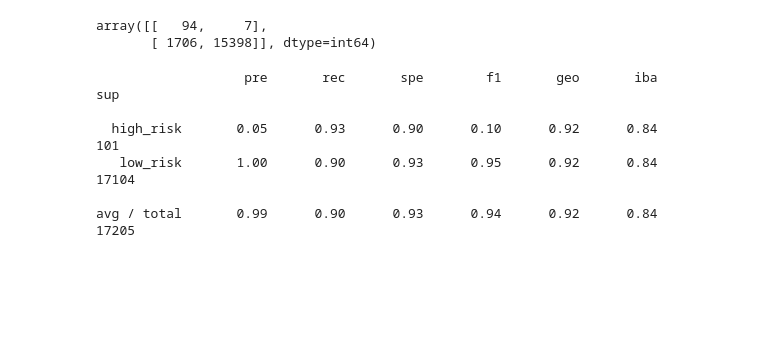
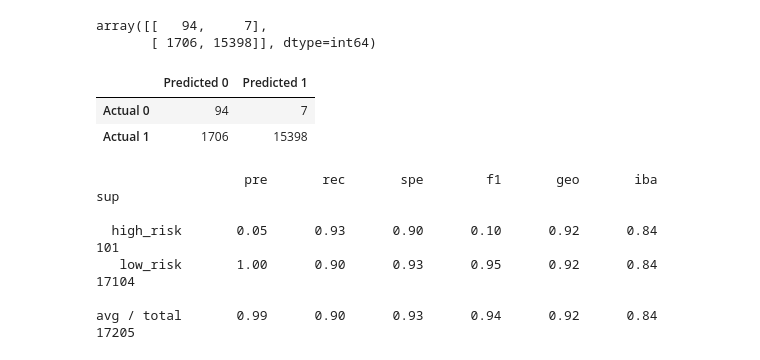
Before and after one commit to ed12rivera/Credit_Risk_Analysis, a Jupyter notebook: credit_risk_ensemble.ipynb, the cells around one changed output. Drawn from its saved outputs; the diff is of its cells as text; code cells hidden in the pictures; blank space fills up the shorter version.

```diff
--- a/credit_risk_ensemble.ipynb
+++ b/credit_risk_ensemble.ipynb
@@ -225,6 +210,19 @@ confusion_matrix(y_test, y_pred_eec)
 # %% [output]
 array([[   94,     7],
        [ 1706, 15398]], dtype=int64)
+# %%
+# Calculate the confusion matrix
+cm_eec = confusion_matrix(y_test, y_pred_eec)
+
+# Create a Df from the confusion matrix
+cm_df_eec = pd.DataFrame(
+    cm_eec, index=["Actual 0", "Actual 1"], columns=["Predicted 0", "Predicted 1"])
+
+cm_df_eec
+# %% [output]
+|  | Predicted 0 | Predicted 1 |
+| Actual 0 | 94 | 7 |
+| Actual 1 | 1706 | 15398 |
 # %%
 # Print imbalanced classification report
 print(classification_report_imbalanced(y_test, y_pred_eec))
```
Also changed, not shown: parts of 4 cells of this notebook, 1 other file.
